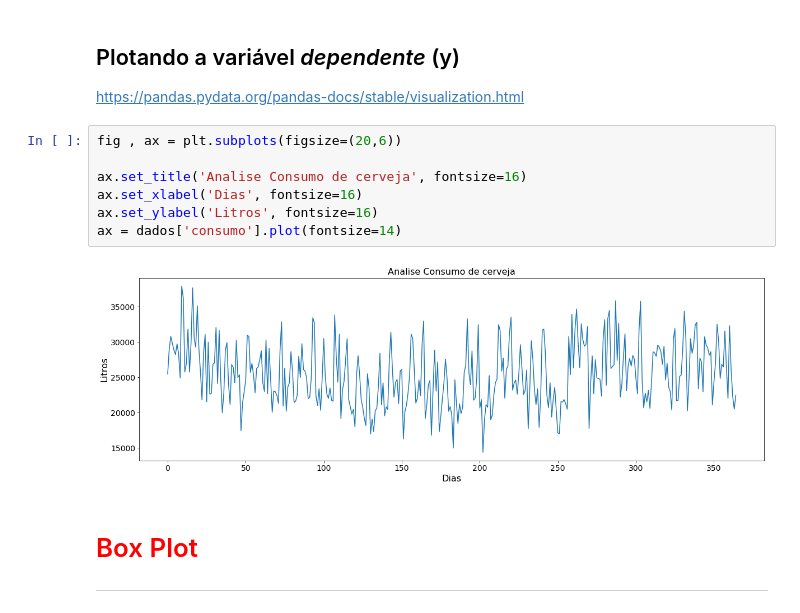
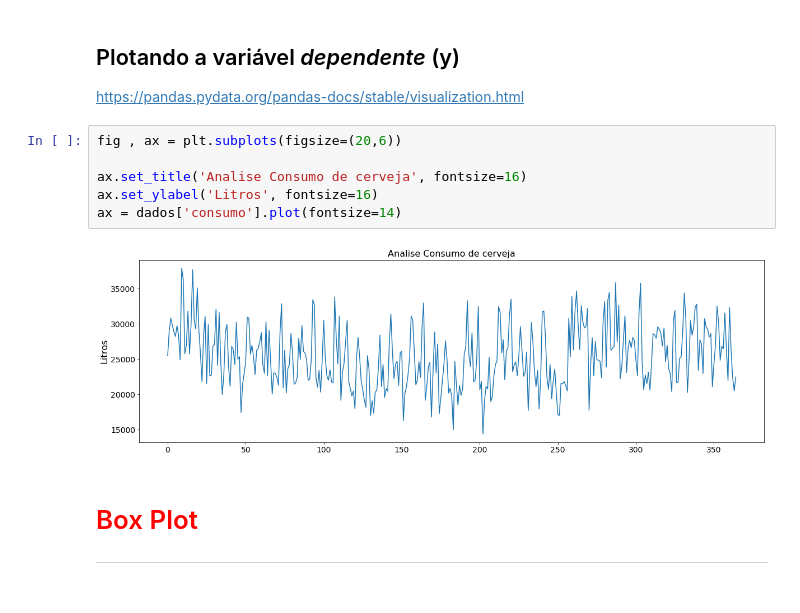
Before and after one commit to a6santa/curso-regrassao-linear-python, a Jupyter notebook: Projeto/Regressao Linear.ipynb, the cells around one changed output. Cells and saved outputs as stored; diff of their text form.

```diff
--- a/Projeto/Regressao Linear.ipynb
+++ b/Projeto/Regressao Linear.ipynb
@@ -106,12 +106,11 @@ https://pandas.pydata.org/pandas-docs/stable/visualization.html
 # %%
 fig , ax = plt.subplots(figsize=(20,6))
 
 ax.set_title('Analise Consumo de cerveja', fontsize=16)
-ax.set_xlabel('Dias', fontsize=16)
 ax.set_ylabel('Litros', fontsize=16)
 ax = dados['consumo'].plot(fontsize=14)
 # %% [output]
-[figure, old version]
+[figure, new version]
 # %% [markdown]
 # <font color='red' style='font-size: 30px;'>Box Plot</font>
 <hr style='border: 2px solid red;'>
```
Also changed, not shown: parts of 3 cells of this notebook.
